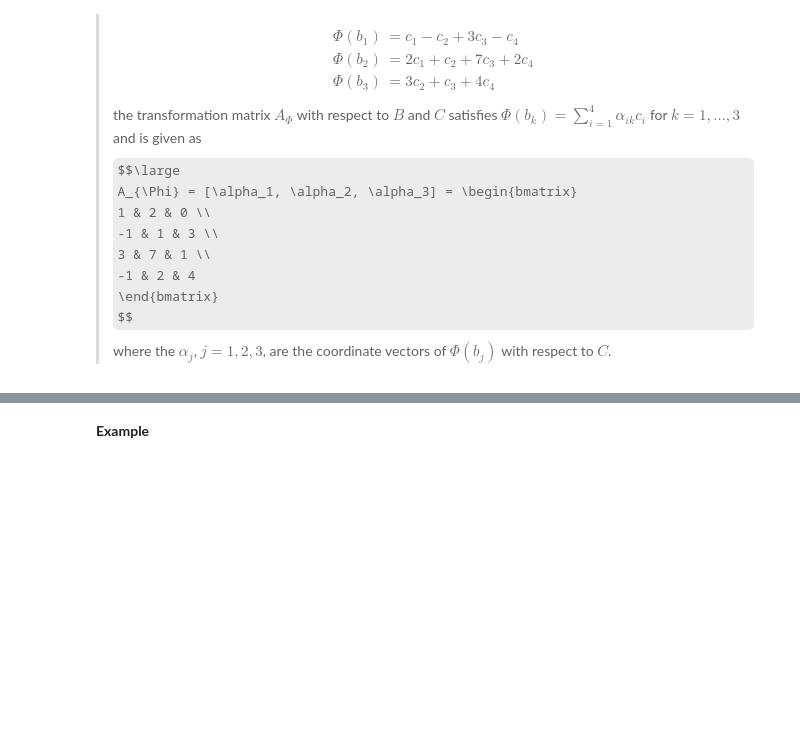
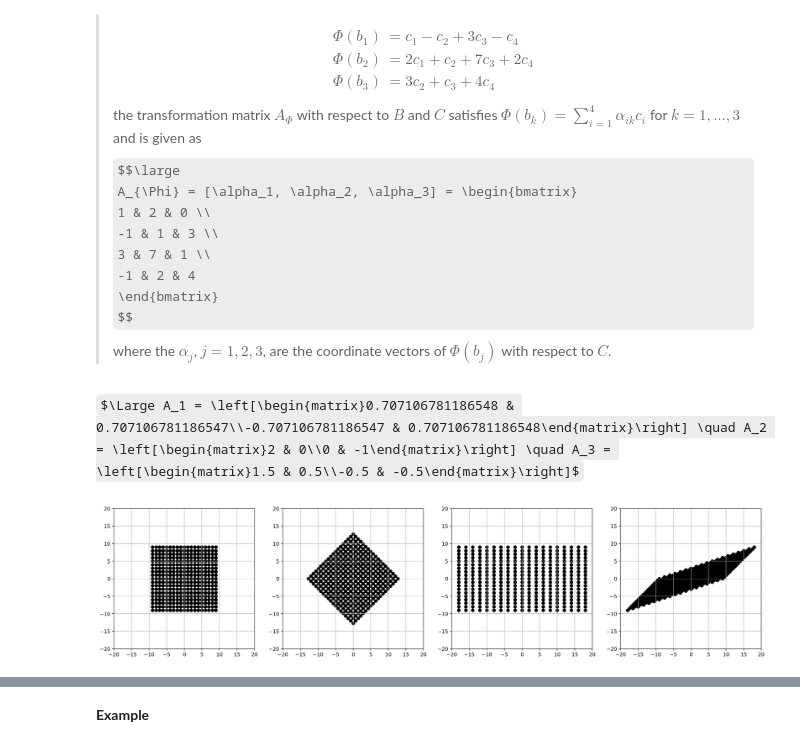
Before and after one commit to lorenzo-arcioni/MachineLearning-training, a Jupyter notebook: Linear Algebra/linear_algebra.ipynb, the cells around one changed output, grey strips where cells are left out. Drawn from its saved outputs; the diff is of its cells as text; code cells hidden in the pictures; some formulas as TeX source; blank space fills up the shorter version.

```diff
--- a/Linear Algebra/linear_algebra.ipynb
+++ b/Linear Algebra/linear_algebra.ipynb
@@ -1260,0 +1263,62 @@ ordered basis in $W$.
+# %%
+from sympy import *
+import matplotlib.pyplot as plt
+from IPython.display import Latex, display, Markdown
+import numpy as np
+
+plt.figure(figsize=(23, 5), dpi=200)
+
+X = np.array([0, 0])
+
+for k in range(-9, 10):
+    for j in range(-9, 10):
+        X = np.vstack((X, [k, j]))
+
+A1 = np.array([[np.cos(np.pi/4), np.sin(np.pi/4)], [-np.sin(np.pi/4), np.cos(np.pi/4)]])
+A2 = np.array([[2, 0], [0, -1]])
+A3 = np.array([[3/2, 1/2], [-1/2, -1/2]])
+
+display(Latex("$\Large A_1 = " + latex(Matrix(A1)) + " \quad A_2 = " + latex(Matrix(A2)) + " \quad A_3 = " + latex(Matrix(A3))+"$"))
+
+plt.subplot(1, 4, 1)
+
+# Plot the vector
+plt.scatter(X[:, 0], X[:, 1], color = 'black', label=r'$\mathbf{x}$', marker='o')
+plt.xlim(-20, 20)
+plt.ylim(-20, 20)
+plt.grid()
+
+plt.subplot(1, 4, 2)
+
+K = np.dot(X, A1)
+
+# Plot the vector
+plt.scatter(K[:, 0], K[:, 1], color = 'black', label=r'$\mathbf{x}$', marker='o')
+plt.xlim(-20, 20)
+plt.ylim(-20, 20)
+plt.grid()
+
+plt.subplot(1, 4, 3)
+
+K = np.dot(X, A2)
+
+# Plot the vector
+plt.scatter(K[:, 0], K[:, 1], color = 'black', label=r'$\mathbf{x}$', marker='o')
+plt.xlim(-20, 20)
+plt.ylim(-20, 20)
+plt.grid()
+
+plt.subplot(1, 4, 4)
+
+K = np.dot(X, A3)
+
+# Plot the vector
+plt.scatter(K[:, 0], K[:, 1], color = 'black', label=r'$\mathbf{x}$', marker='o')
+plt.xlim(-20, 20)
+plt.ylim(-20, 20)
+plt.grid()
+
+plt.show()
+# %% [output]
+$\Large A_1 = \left[\begin{matrix}0.707106781186548 & 0.707106781186547\\-0.707106781186547 & 0.707106781186548\end{matrix}\right] \quad A_2 = \left[\begin{matrix}2 & 0\\0 & -1\end{matrix}\right] \quad A_3 = \left[\begin{matrix}1.5 & 0.5\\-0.5 & -0.5\end{matrix}\right]$
+[figure, added]
```
Also changed, not shown: parts of 2 cells of this notebook.
